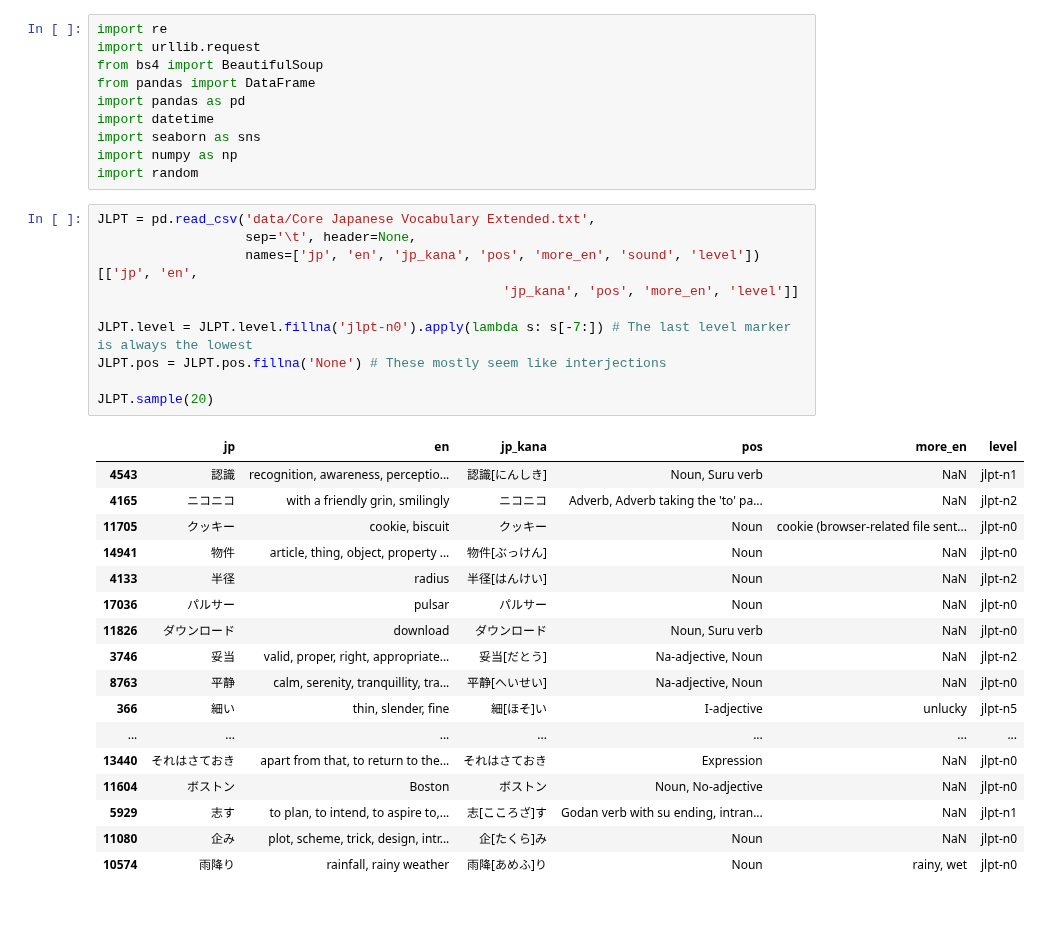
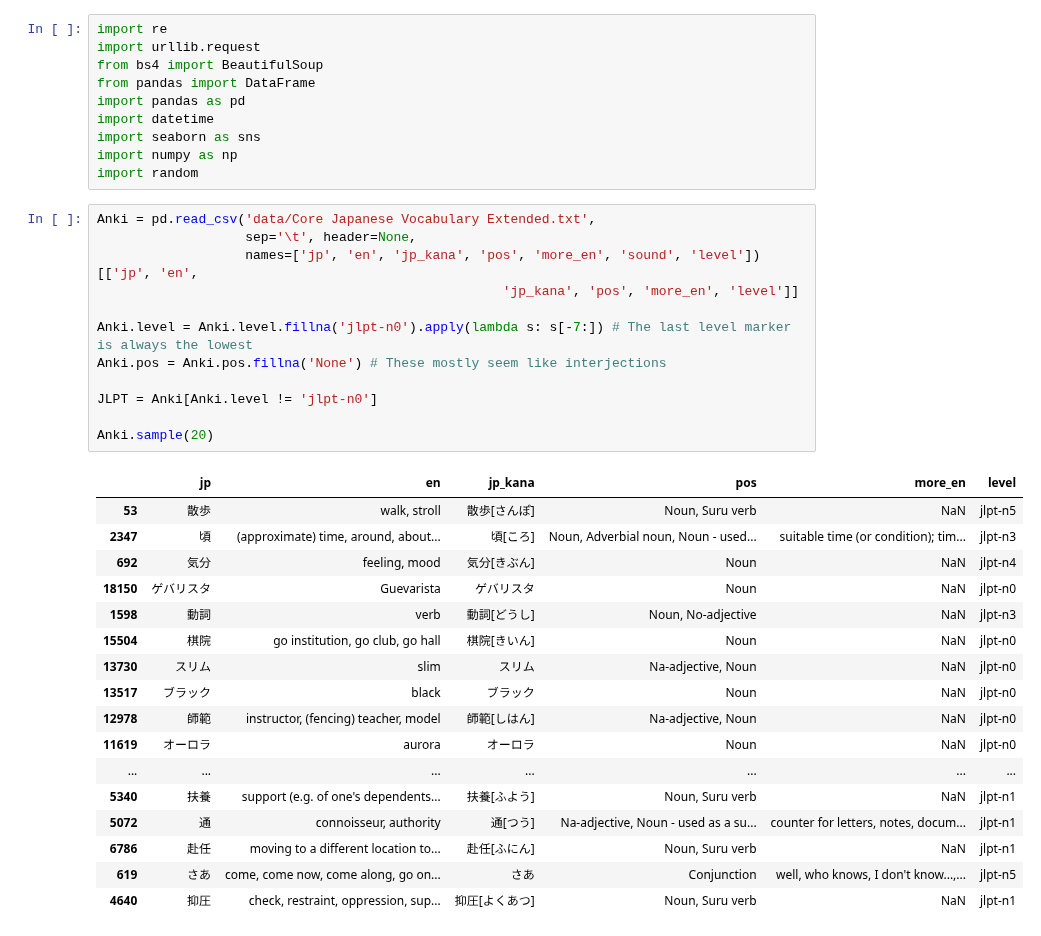
Before and after one commit to kebuhcah/experiments, a Jupyter notebook: vocab-scrape/anki-extract.ipynb, the cells around one changed output. Drawn from its saved outputs; the diff is of its cells as text.

Commit message:
rename tables so JLPT is subset of Anki

```diff
--- a/vocab-scrape/anki-extract.ipynb
+++ b/vocab-scrape/anki-extract.ipynb
@@ -9,30 +9,32 @@ import seaborn as sns
 import numpy as np
 import random
 # %%
-JLPT = pd.read_csv('data/Core Japanese Vocabulary Extended.txt',
+Anki = pd.read_csv('data/Core Japanese Vocabulary Extended.txt',
                    sep='\t', header=None,
                    names=['jp', 'en', 'jp_kana', 'pos', 'more_en', 'sound', 'level'])[['jp', 'en',
                                                     'jp_kana', 'pos', 'more_en', 'level']]
 
-JLPT.level = JLPT.level.fillna('jlpt-n0').apply(lambda s: s[-7:]) # The last level marker is always the lowest
-JLPT.pos = JLPT.pos.fillna('None') # These mostly seem like interjections
+Anki.level = Anki.level.fillna('jlpt-n0').apply(lambda s: s[-7:]) # The last level marker is always the lowest
+Anki.pos = Anki.pos.fillna('None') # These mostly seem like interjections
 
-JLPT.sample(20)
+JLPT = Anki[Anki.level != 'jlpt-n0']
+
+Anki.sample(20)
 # %% [output]
 |  | jp | en | jp_kana | pos | more_en | level |
-| 4543 | 認識 | recognition, awareness, perceptio... | 認識[にんしき] | Noun, Suru verb | NaN | jlpt-n1 |
-| 4165 | ニコニコ | with a friendly grin, smilingly | ニコニコ | Adverb, Adverb taking the 'to' pa... | NaN | jlpt-n2 |
-| 11705 | クッキー | cookie, biscuit | クッキー | Noun | cookie (browser-related file sent... | jlpt-n0 |
-| 14941 | 物件 | article, thing, object, property ... | 物件[ぶっけん] | Noun | NaN | jlpt-n0 |
-| 4133 | 半径 | radius | 半径[はんけい] | Noun | NaN | jlpt-n2 |
-| 17036 | パルサー | pulsar | パルサー | Noun | NaN | jlpt-n0 |
-| 11826 | ダウンロード | download | ダウンロード | Noun, Suru verb | NaN | jlpt-n0 |
-| 3746 | 妥当 | valid, proper, right, appropriate... | 妥当[だとう] | Na-adjective, Noun | NaN | jlpt-n2 |
-| 8763 | 平静 | calm, serenity, tranquillity, tra... | 平静[へいせい] | Na-adjective, Noun | NaN | jlpt-n0 |
-| 366 | 細い | thin, slender, fine | 細[ほそ]い | I-adjective | unlucky | jlpt-n5 |
+| 53 | 散歩 | walk, stroll | 散歩[さんぽ] | Noun, Suru verb | NaN | jlpt-n5 |
+| 2347 | 頃 | (approximate) time, around, about... | 頃[ころ] | Noun, Adverbial noun, Noun - used... | suitable time (or condition); tim... | jlpt-n3 |
+| 692 | 気分 | feeling, mood | 気分[きぶん] | Noun | NaN | jlpt-n4 |
+| 18150 | ゲバリスタ | Guevarista | ゲバリスタ | Noun | NaN | jlpt-n0 |
+| 1598 | 動詞 | verb | 動詞[どうし] | Noun, No-adjective | NaN | jlpt-n3 |
+| 15504 | 棋院 | go institution, go club, go hall | 棋院[きいん] | Noun | NaN | jlpt-n0 |
+| 13730 | スリム | slim | スリム | Na-adjective, Noun | NaN | jlpt-n0 |
+| 13517 | ブラック | black | ブラック | Noun | NaN | jlpt-n0 |
+| 12978 | 師範 | instructor, (fencing) teacher, model | 師範[しはん] | Na-adjective, Noun | NaN | jlpt-n0 |
+| 11619 | オーロラ | aurora | オーロラ | Noun | NaN | jlpt-n0 |
 | ... | ... | ... | ... | ... | ... | ... |
-| 13440 | それはさておき | apart from that, to return to the... | それはさておき | Expression | NaN | jlpt-n0 |
-| 11604 | ボストン | Boston | ボストン | Noun, No-adjective | NaN | jlpt-n0 |
-| 5929 | 志す | to plan, to intend, to aspire to,... | 志[こころざ]す | Godan verb with su ending, intran... | NaN | jlpt-n1 |
-| 11080 | 企み | plot, scheme, trick, design, intr... | 企[たくら]み | Noun | NaN | jlpt-n0 |
-| 10574 | 雨降り | rainfall, rainy weather | 雨降[あめふ]り | Noun | rainy, wet | jlpt-n0 |
+| 5340 | 扶養 | support (e.g. of one's dependents... | 扶養[ふよう] | Noun, Suru verb | NaN | jlpt-n1 |
+| 5072 | 通 | connoisseur, authority | 通[つう] | Na-adjective, Noun - used as a su... | counter for letters, notes, docum... | jlpt-n1 |
+| 6786 | 赴任 | moving to a different location to... | 赴任[ふにん] | Noun, Suru verb | NaN | jlpt-n1 |
+| 619 | さあ | come, come now, come along, go on... | さあ | Conjunction | well, who knows, I don't know...,... | jlpt-n5 |
+| 4640 | 抑圧 | check, restraint, oppression, sup... | 抑圧[よくあつ] | Noun, Suru verb | NaN | jlpt-n1 |
```
Also changed, not shown: parts of 4 cells of this notebook.
